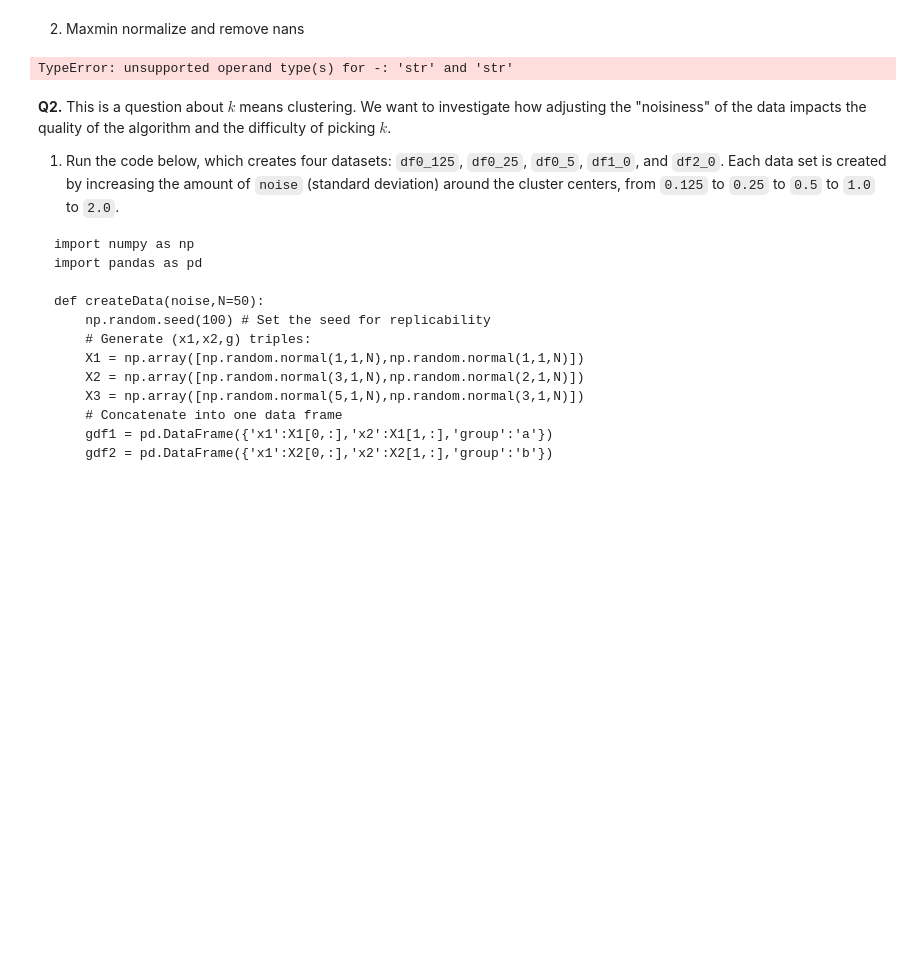
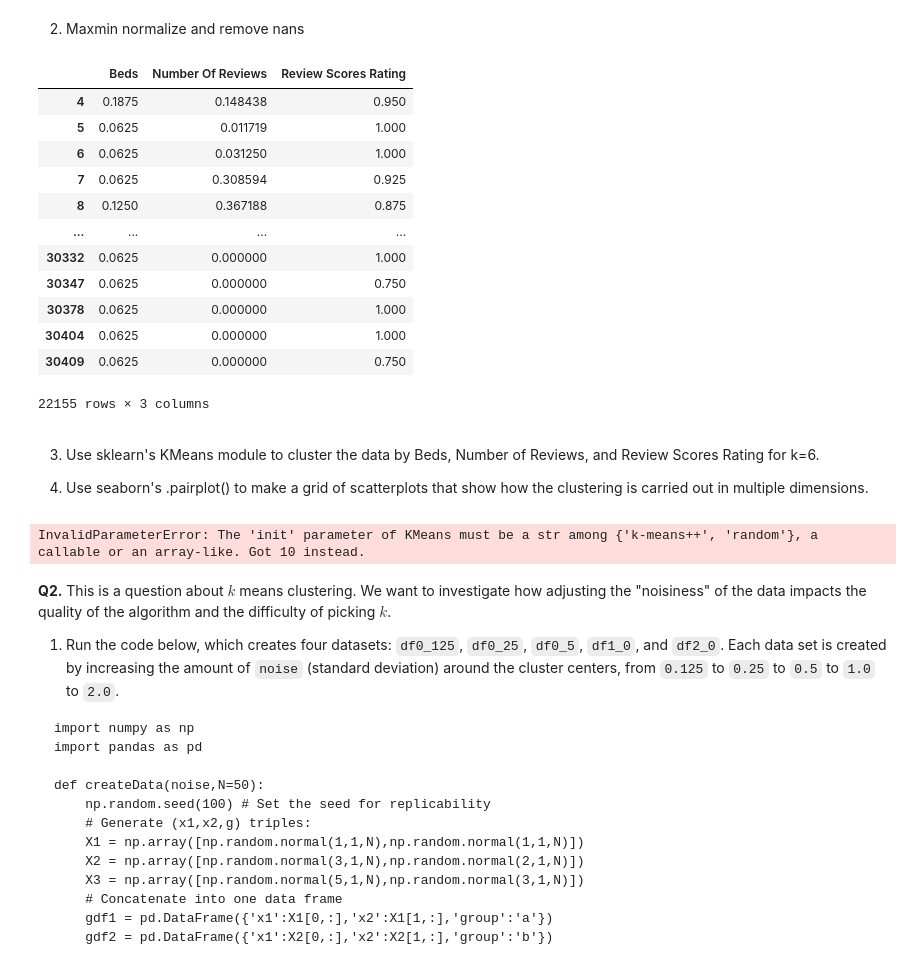
Before and after one commit to cwynne12/kmc, a Jupyter notebook: assignment_kmc.ipynb, the cells around one changed output. Drawn from its saved outputs; the diff is of its cells as text; code cells hidden in the pictures; blank space fills up the shorter version.

```diff
--- a/assignment_kmc.ipynb
+++ b/assignment_kmc.ipynb
@@ -94,0 +109,4 @@ x.describe()
+# %%
+
+x['Review Scores Rating'] = x['Review Scores Rating'].dropna()
+x.describe()
@@ -97,13 +125,35 @@ x.describe()
 # %%
 def maxmin(z): #define maxmin function
   u = (z-min(z))/(max(z)-min(z))
   return(u)
 
-df['price']=maxmin(df['price'])
-df['Beds']=maxmin(df['beds'])
-df['Review Score Rating']=maxmin(df['Review Scores Rating'])
+x.apply(maxmin)
 # %% [output]
+|  | Beds | Number Of Reviews | Review Scores Rating |
+| 4 | 0.1875 | 0.148438 | 0.950 |
+| 5 | 0.0625 | 0.011719 | 1.000 |
+| 6 | 0.0625 | 0.031250 | 1.000 |
+| 7 | 0.0625 | 0.308594 | 0.925 |
+| 8 | 0.1250 | 0.367188 | 0.875 |
+| ... | ... | ... | ... |
+| 30332 | 0.0625 | 0.000000 | 1.000 |
+| 30347 | 0.0625 | 0.000000 | 0.750 |
+| 30378 | 0.0625 | 0.000000 | 1.000 |
+| 30404 | 0.0625 | 0.000000 | 1.000 |
+| 30409 | 0.0625 | 0.000000 | 0.750 |
-TypeError: unsupported operand type(s) for -: 'str' and 'str'
+22155 rows × 3 columns
+# %% [markdown]
+3. Use sklearn's KMeans module to cluster the data by Beds, Number of Reviews, and Review Scores Rating for k=6.
+
+4. Use seaborn's .pairplot() to make a grid of scatterplots that show how the clustering is carried out in multiple dimensions.
+# %%
+from sklearn.cluster import KMeans # Import kmc
+initial_centroids = np.random.randint(low=1,high=24,size=3) # Determine initial centroids
+model = KMeans(n_clusters=1, max_iter=300, init =10,  random_state=0) # Pass centroids and options into the model
+model = model.fit(x) # Initialize a kmc model
+df['g_hat'] = model.predict(x) # Predict values
+# %% [output]
+InvalidParameterError: The 'init' parameter of KMeans must be a str among {'k-means++', 'random'}, a callable or an array-like. Got 10 instead.
 # %% [markdown]
 **Q2.** This is a question about $k$ means clustering. We want to investigate how adjusting the "noisiness" of the data impacts the quality of the algorithm and the difficulty of picking $k$.
 
```
Also changed, not shown: parts of 6 cells of this notebook.
